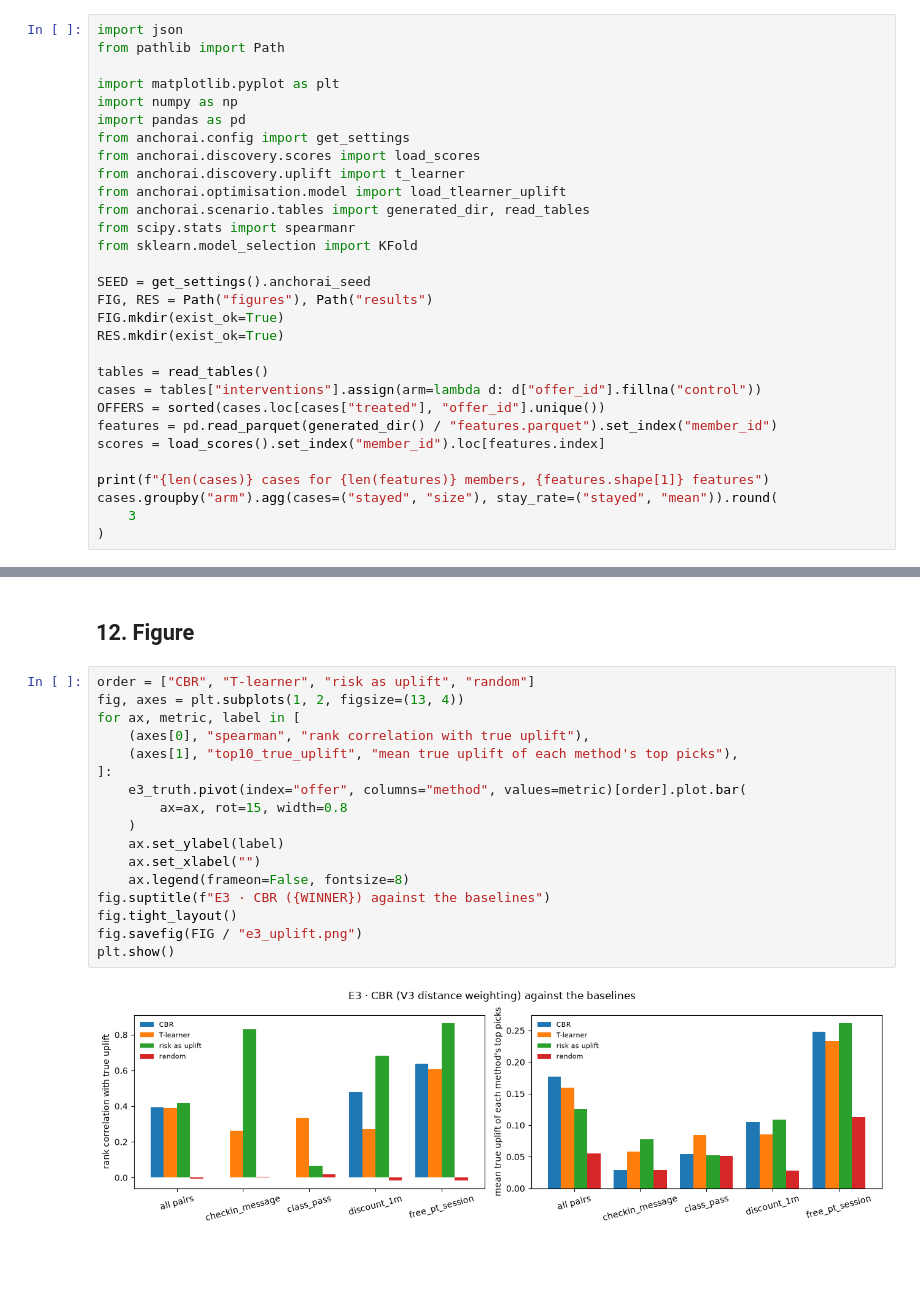
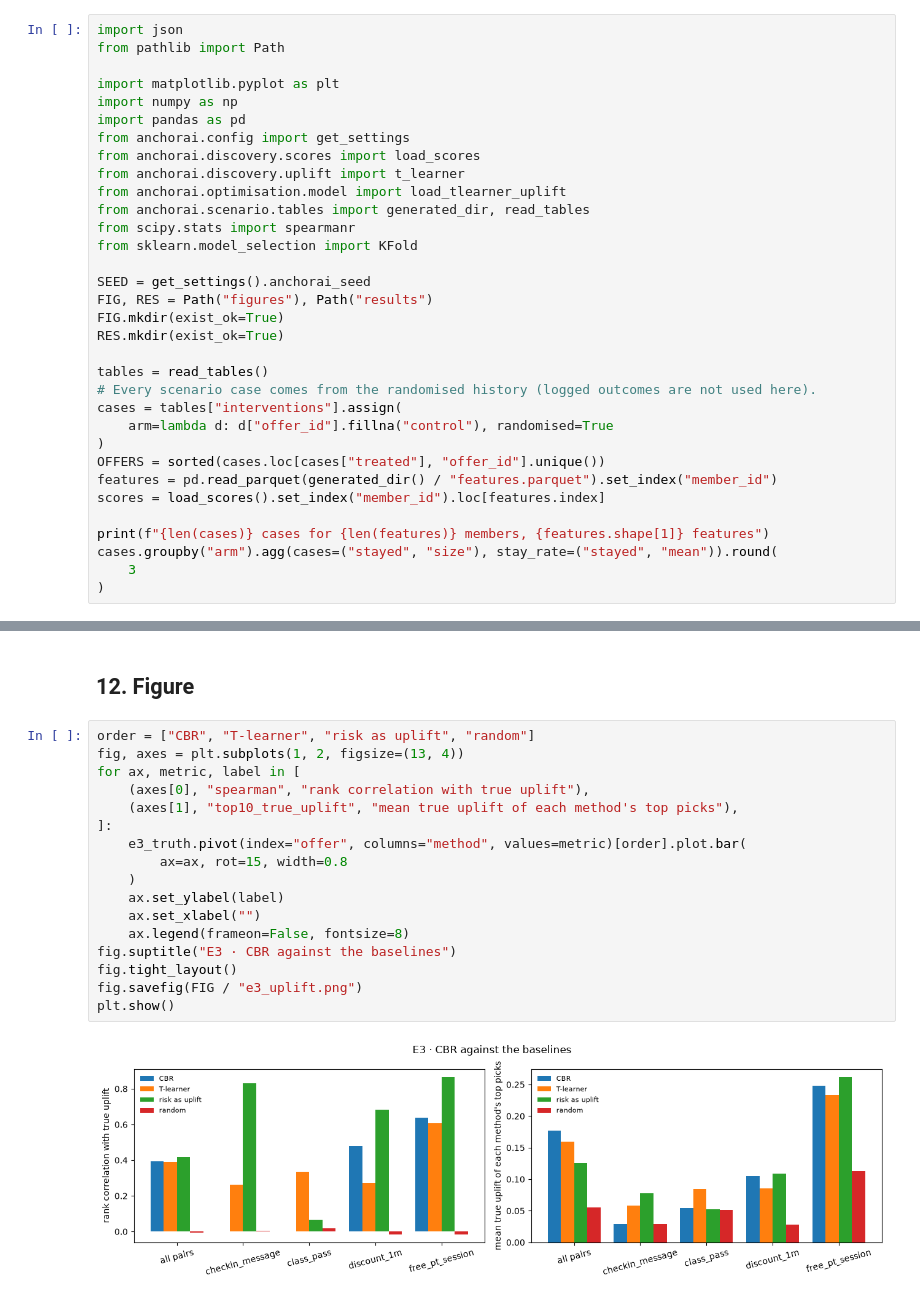
Before and after one commit to sgtaziz/IRS-PM-2026-08-17-ISFT-GRP-16-AnchorAI, a Jupyter notebook: SystemCode/notebooks/b_cbr.ipynb, the cells around one changed output, grey strips where cells are left out. Drawn from its saved outputs; the diff is of its cells as text; blank space fills up the shorter version.

Commit message:
exp(optimisation): rerun e3-e5 notebooks with logged contact limits

```diff
--- a/SystemCode/notebooks/b_cbr.ipynb
+++ b/SystemCode/notebooks/b_cbr.ipynb
@@ -38,7 +38,10 @@ FIG.mkdir(exist_ok=True)
 RES.mkdir(exist_ok=True)
 
 tables = read_tables()
-cases = tables["interventions"].assign(arm=lambda d: d["offer_id"].fillna("control"))
+# Every scenario case comes from the randomised history (logged outcomes are not used here).
+cases = tables["interventions"].assign(
+    arm=lambda d: d["offer_id"].fillna("control"), randomised=True
+)
 OFFERS = sorted(cases.loc[cases["treated"], "offer_id"].unique())
 features = pd.read_parquet(generated_dir() / "features.parquet").set_index("member_id")
 scores = load_scores().set_index("member_id").loc[features.index]
@@ -561,20 +564,20 @@ plan_quality.pivot(
 # %%
 order = ["CBR", "T-learner", "risk as uplift", "random"]
 fig, axes = plt.subplots(1, 2, figsize=(13, 4))
 for ax, metric, label in [
     (axes[0], "spearman", "rank correlation with true uplift"),
     (axes[1], "top10_true_uplift", "mean true uplift of each method's top picks"),
 ]:
     e3_truth.pivot(index="offer", columns="method", values=metric)[order].plot.bar(
         ax=ax, rot=15, width=0.8
     )
     ax.set_ylabel(label)
     ax.set_xlabel("")
     ax.legend(frameon=False, fontsize=8)
-fig.suptitle(f"E3 · CBR ({WINNER}) against the baselines")
+fig.suptitle("E3 · CBR against the baselines")
 fig.tight_layout()
 fig.savefig(FIG / "e3_uplift.png")
 plt.show()
 # %% [output]
-[figure, old version]
+[figure, new version]
 # %% [markdown]
```
Also changed, not shown: parts of 3 cells of this notebook, 20 other files.
